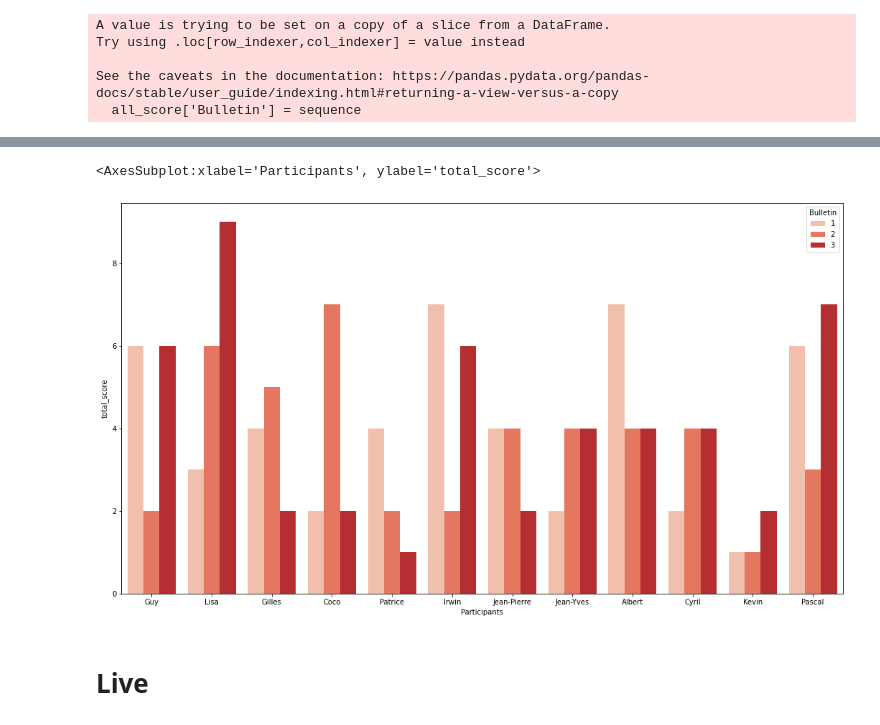
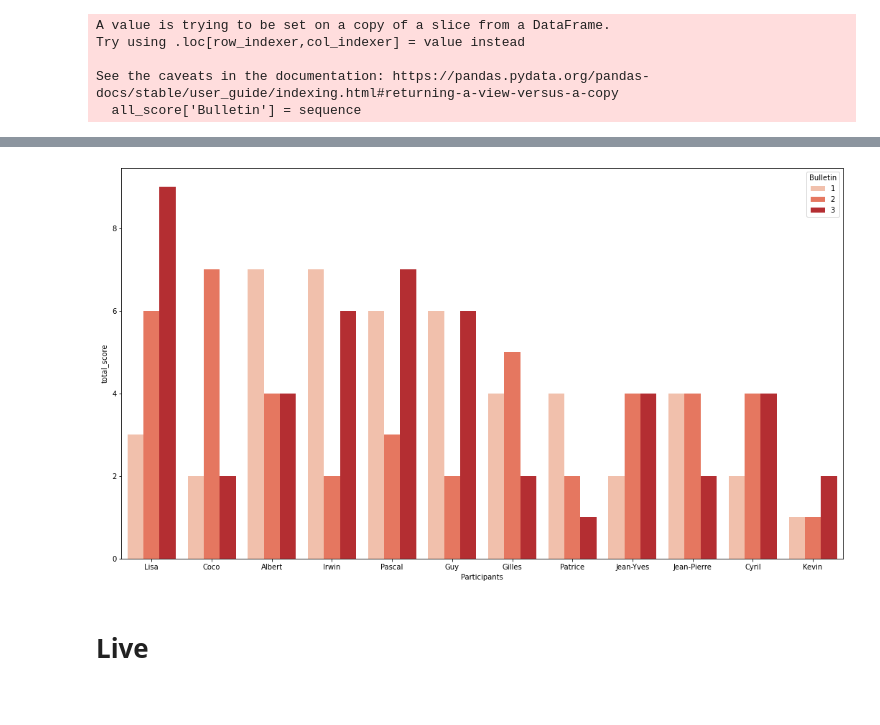
Before and after one commit to coraliegrobel/Classement, a Jupyter notebook: test2_old.ipynb, the cells around one changed output, grey strips where cells are left out. Cells and saved outputs as stored; diff of their text form; code cells hidden in the pictures.

```diff
--- a/test2_old.ipynb
+++ b/test2_old.ipynb
@@ -184,4 +184,4 @@ Try using .loc[row_indexer,col_indexer] = value instead
 See the caveats in the documentation: https://pandas.pydata.org/pandas-docs/stable/user_guide/indexing.html#returning-a-view-versus-a-copy
   all_score['Bulletin'] = sequence
 # %%
-all_score
+all_score = all_score.sort_values(by='total_score', ascending=False)
@@ -206,9 +188,8 @@ all_score
 # %%
 plt.figure(figsize=(18, 10))
-sns.barplot(all_score["Participants"],all_score["total_score"], hue = all_score["Bulletin"], palette = "Reds")
+barplot = sns.barplot(all_score["Participants"],all_score["total_score"], hue = all_score["Bulletin"], palette = "Reds")
 # %% [output]
-<AxesSubplot:xlabel='Participants', ylabel='total_score'>
-[figure, old version]
+[figure, new version]
 # %% [markdown]
 # Live
 # %%
```
Also changed, not shown: parts of 1 cell of this notebook.
